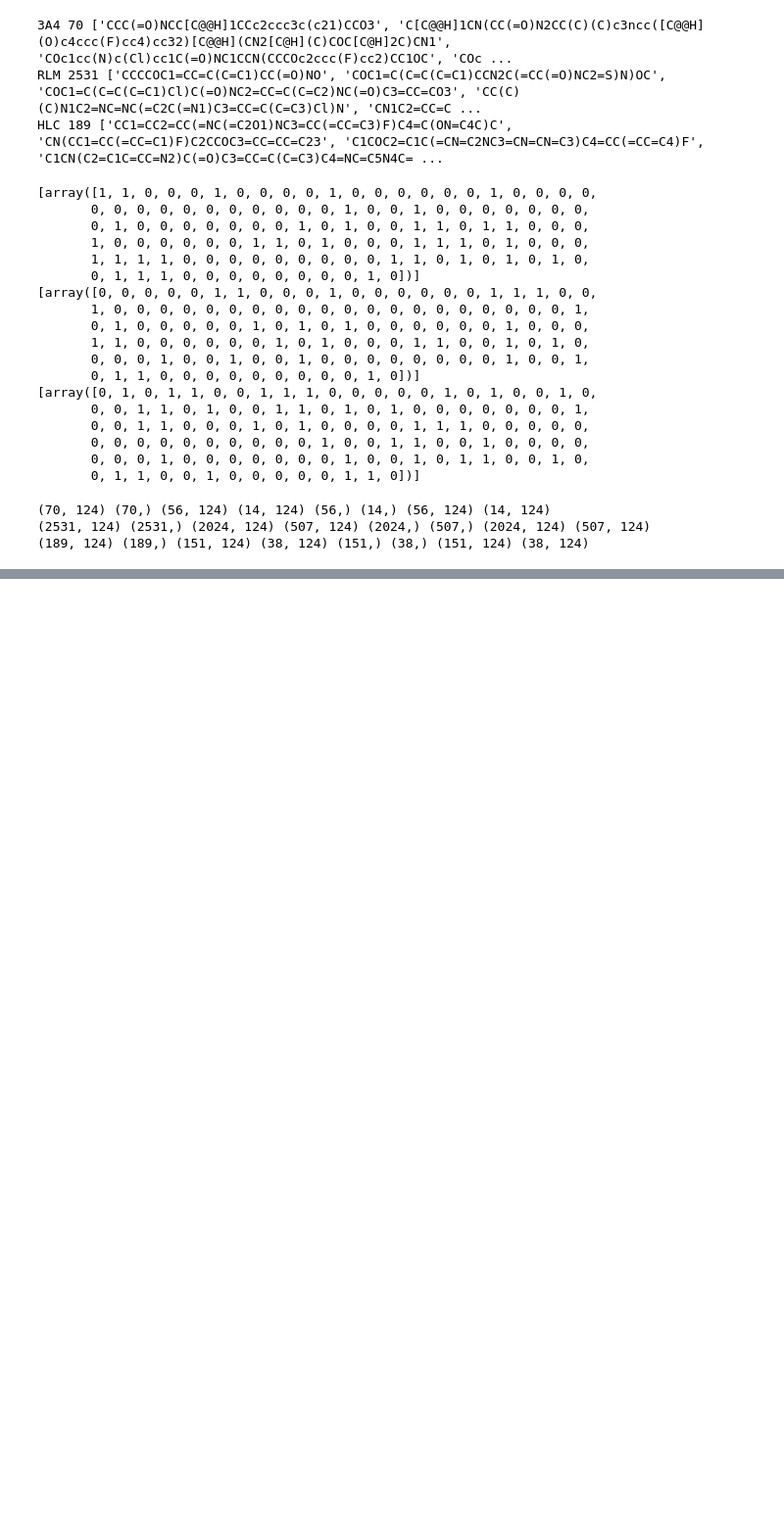
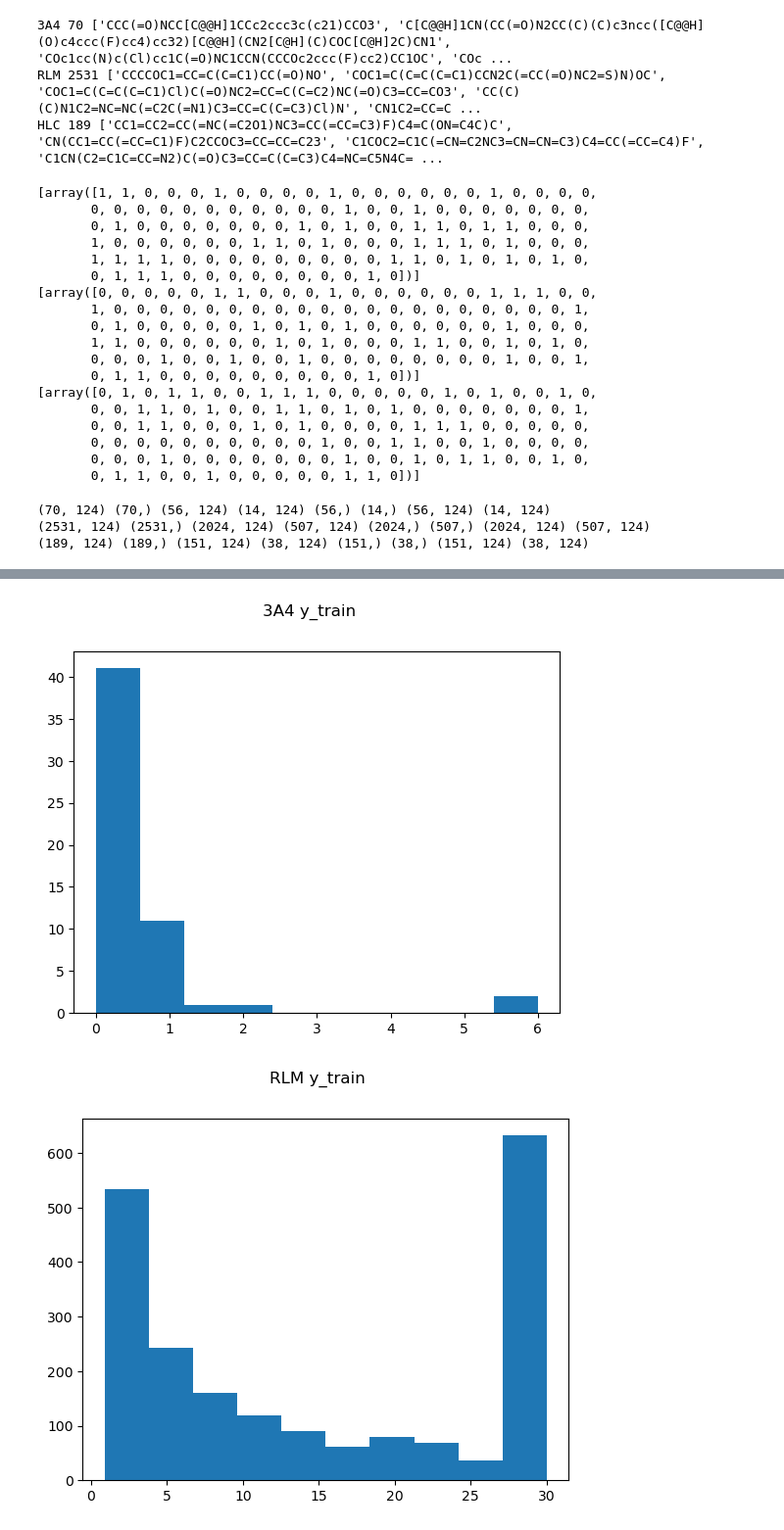
Before and after one commit to hruska-lab/metabolism-hyperparameter-optimization, a Jupyter notebook: main.ipynb, the cells around one changed output, grey strips where cells are left out. Shown at 98% size. Drawn from its saved outputs; the diff is of its cells as text; code cells hidden in the pictures; blank space fills up the shorter version.

```diff
--- a/main.ipynb
+++ b/main.ipynb
@@ -169,0 +207,9 @@ NameError: name 'mol_err_dict' is not defined
+# %%
+for isozyme in isozymes:
+    y_train = xy_splits[isozyme][2]
+    plt.hist(y_train)
+    plt.suptitle(f"{isozyme} y_train")
+    plt.show()
+# %% [output]
+[figure, added]
+[figure, added]
```
Also changed, not shown: parts of 9 cells of this notebook.
